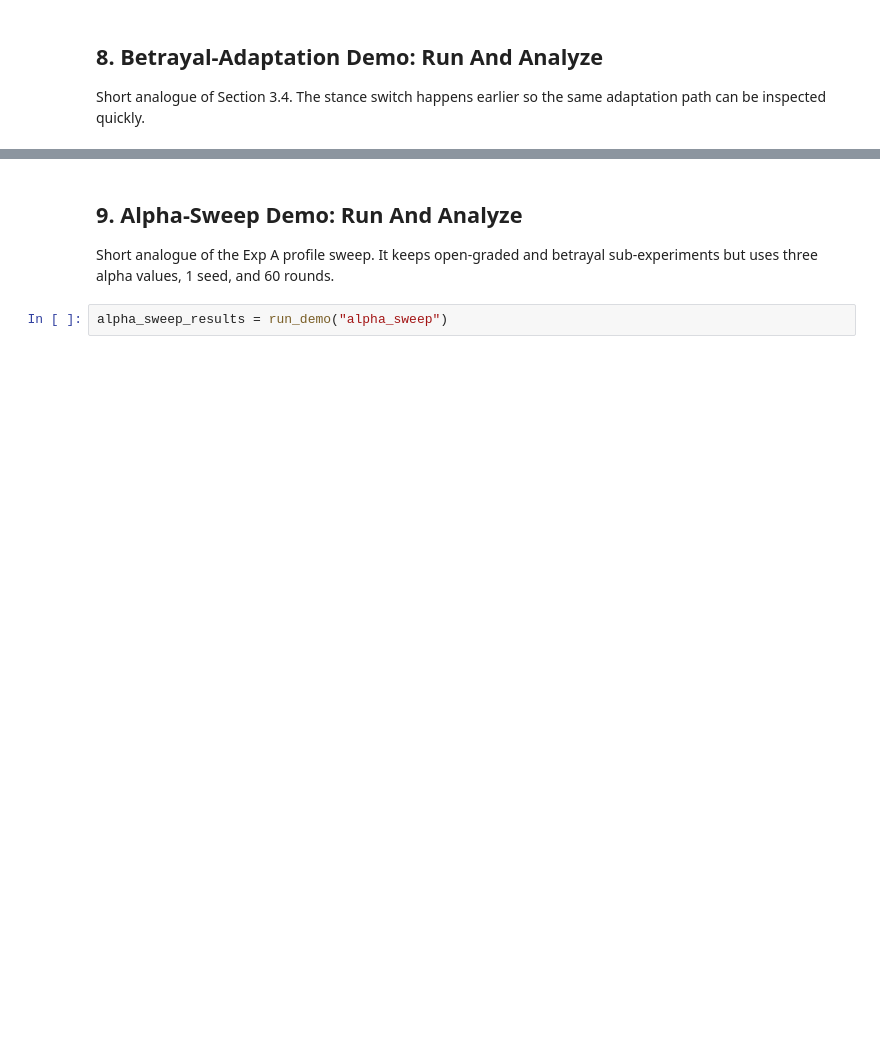
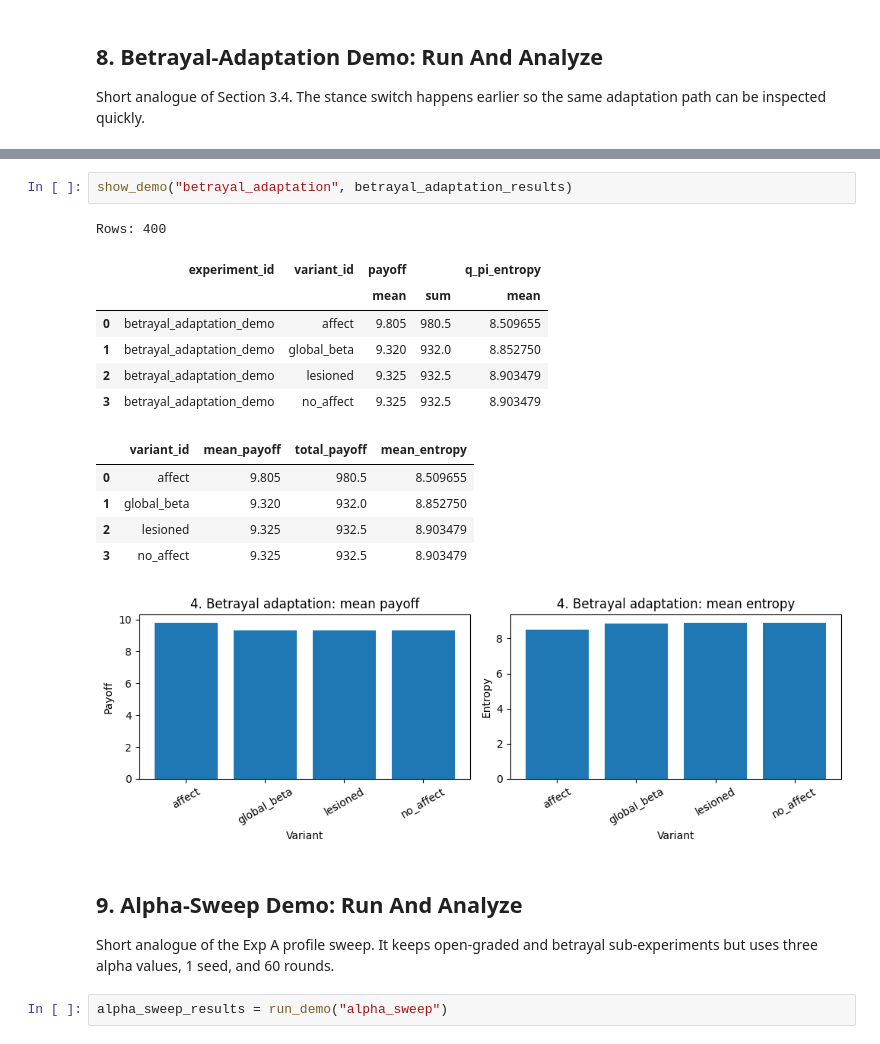
Before and after one commit to har5h1l/affect_aif, a Jupyter notebook: notebooks/demo.ipynb, the cells around one changed output, grey strips where cells are left out. Drawn from its saved outputs; the diff is of its cells as text; blank space fills up the shorter version.

```diff
--- a/notebooks/demo.ipynb
+++ b/notebooks/demo.ipynb
@@ -318,3 +467,19 @@ betrayal_adaptation_results = run_demo("betrayal_adaptation")
+# %%
+show_demo("betrayal_adaptation", betrayal_adaptation_results)
+# %% [output]
+Rows: 400
+|  | experiment_id | variant_id | payoff |  | q_pi_entropy |
+|  |  |  | mean | sum | mean |
+| 0 | betrayal_adaptation_demo | affect | 9.805 | 980.5 | 8.509655 |
+| 1 | betrayal_adaptation_demo | global_beta | 9.320 | 932.0 | 8.852750 |
+| 2 | betrayal_adaptation_demo | lesioned | 9.325 | 932.5 | 8.903479 |
+| 3 | betrayal_adaptation_demo | no_affect | 9.325 | 932.5 | 8.903479 |
+|  | variant_id | mean_payoff | total_payoff | mean_entropy |
+| 0 | affect | 9.805 | 980.5 | 8.509655 |
+| 1 | global_beta | 9.320 | 932.0 | 8.852750 |
+| 2 | lesioned | 9.325 | 932.5 | 8.903479 |
+| 3 | no_affect | 9.325 | 932.5 | 8.903479 |
+[figure, added]
 # %% [markdown]
 ## 9. Alpha-Sweep Demo: Run And Analyze
 
```
Also changed, not shown: parts of 20 cells of this notebook, 7 other files.
